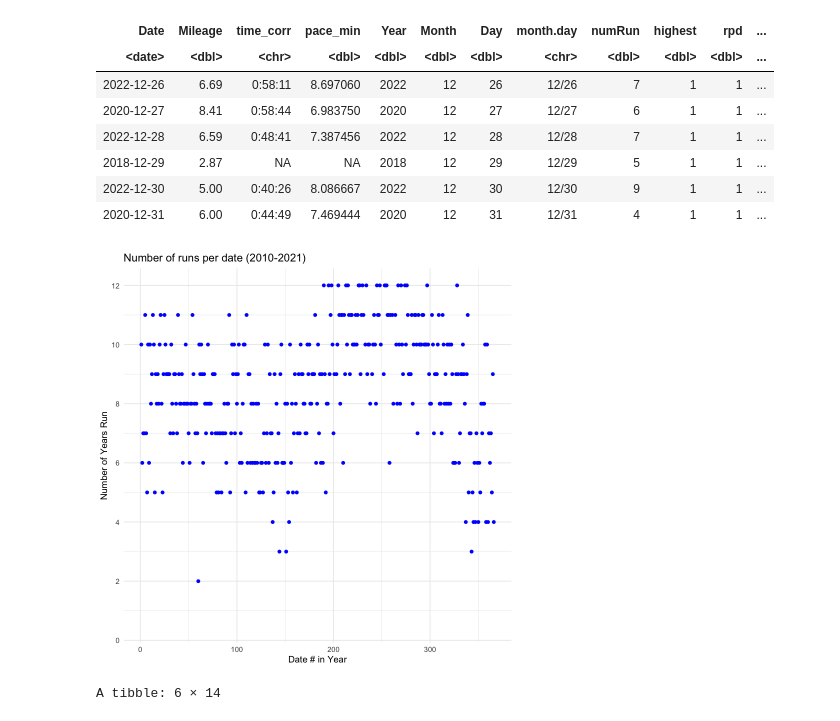
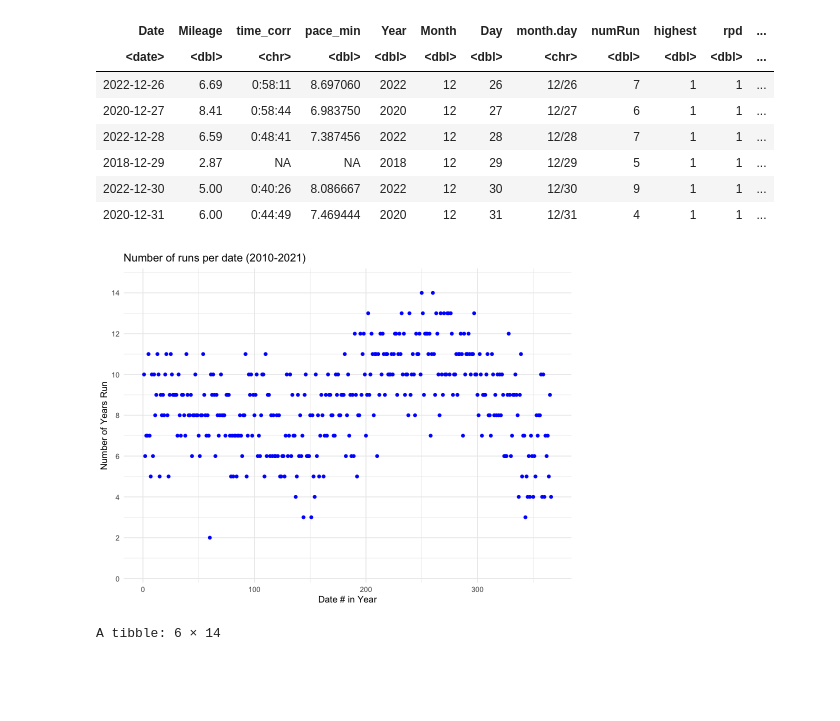
Before and after one commit to adolwick/biof309project, a Jupyter notebook: runs_per_date.ipynb, the cells around one changed output. Drawn from its saved outputs; the diff is of its cells as text; code cells hidden in the pictures; blank space fills up the shorter version.

```diff
--- a/runs_per_date.ipynb
+++ b/runs_per_date.ipynb
@@ -189,14 +189,14 @@ A tibble: 6 × 14
 # %%
 p4 = ggplot(dfd, aes(x=DateOrder, y=numYear)) +
     geom_point(color="blue") +
     theme_minimal() +
-    scale_y_continuous(breaks=c(0,2,4,6,8,10,12), labels=c(0,2,4,6,8,10,12)) +
-    coord_cartesian(ylim = c(0.5,12)) +
+    scale_y_continuous(breaks=c(0,2,4,6,8,10,12,14), labels=c(0,2,4,6,8,10,12,14)) +
+    coord_cartesian(ylim = c(0.5,14.5)) +
     ggtitle("Number of runs per date (2010-2021)") +
     labs(x="Date # in Year",y="Number of Years Run")
 p4
 # %% [output]
-[figure, old version]
+[figure, new version]
 # %%
 df2 <- YTD(df, DateOrder, Month, Day)
 # head(df2)
```
Also changed, not shown: parts of 29 cells of this notebook, 9 other files.
